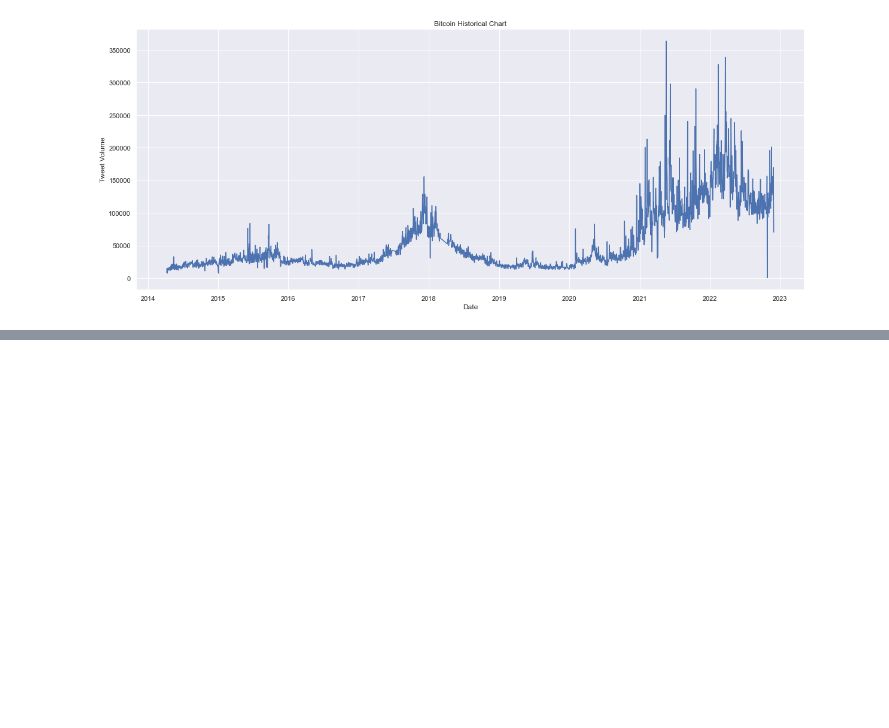
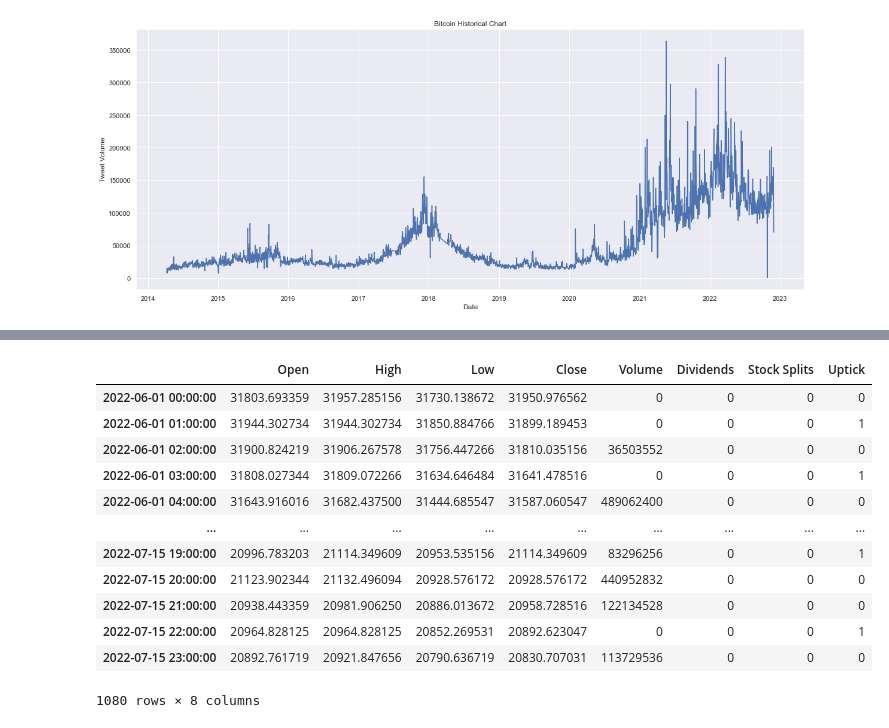
Before and after one commit to VarunParbhu/mur_crypto, a Jupyter notebook: Coding/Data Source - Bitinfocharts.ipynb, the cells around one changed output, grey strips where cells are left out. Cells and saved outputs as stored; diff of their text form; code cells hidden in the pictures; blank space fills up the shorter version.

```diff
--- a/Coding/Data Source - Bitinfocharts.ipynb
+++ b/Coding/Data Source - Bitinfocharts.ipynb
@@ -94,0 +152,21 @@ df.to_excel('Datasets/btc-bitinfocharts.xlsx',engine = 'openpyxl')
+# %%
+BTC_Data_long = BTC_Ticker.history(start="2022-06-01", end="2022-07-16",interval= '1h')
+BTC_Data_long.index = BTC_Data_long.index.tz_localize(None)
+BTC_Data_long['Uptick'] = BTC_Data_long['Volume'].diff(periods=-1)*(-1)
+BTC_Data_long['Uptick'] = BTC_Data_long['Uptick'].apply(lambda x: 1 if x > 0 else 0)
+
+BTC_Data_long
+# %% [output]
+|  | Open | High | Low | Close | Volume | Dividends | Stock Splits | Uptick |
+| 2022-06-01 00:00:00 | 31803.693359 | 31957.285156 | 31730.138672 | 31950.976562 | 0 | 0 | 0 | 0 |
+| 2022-06-01 01:00:00 | 31944.302734 | 31944.302734 | 31850.884766 | 31899.189453 | 0 | 0 | 0 | 1 |
+| 2022-06-01 02:00:00 | 31900.824219 | 31906.267578 | 31756.447266 | 31810.035156 | 36503552 | 0 | 0 | 0 |
+| 2022-06-01 03:00:00 | 31808.027344 | 31809.072266 | 31634.646484 | 31641.478516 | 0 | 0 | 0 | 1 |
+| 2022-06-01 04:00:00 | 31643.916016 | 31682.437500 | 31444.685547 | 31587.060547 | 489062400 | 0 | 0 | 0 |
+| ... | ... | ... | ... | ... | ... | ... | ... | ... |
+| 2022-07-15 19:00:00 | 20996.783203 | 21114.349609 | 20953.535156 | 21114.349609 | 83296256 | 0 | 0 | 1 |
+| 2022-07-15 20:00:00 | 21123.902344 | 21132.496094 | 20928.576172 | 20928.576172 | 440952832 | 0 | 0 | 0 |
+| 2022-07-15 21:00:00 | 20938.443359 | 20981.906250 | 20886.013672 | 20958.728516 | 122134528 | 0 | 0 | 0 |
+| 2022-07-15 22:00:00 | 20964.828125 | 20964.828125 | 20852.269531 | 20892.623047 | 0 | 0 | 0 | 1 |
+| 2022-07-15 23:00:00 | 20892.761719 | 20921.847656 | 20790.636719 | 20830.707031 | 113729536 | 0 | 0 | 0 |
+1080 rows × 8 columns
```
Also changed, not shown: parts of 9 cells of this notebook, 44 other files.
